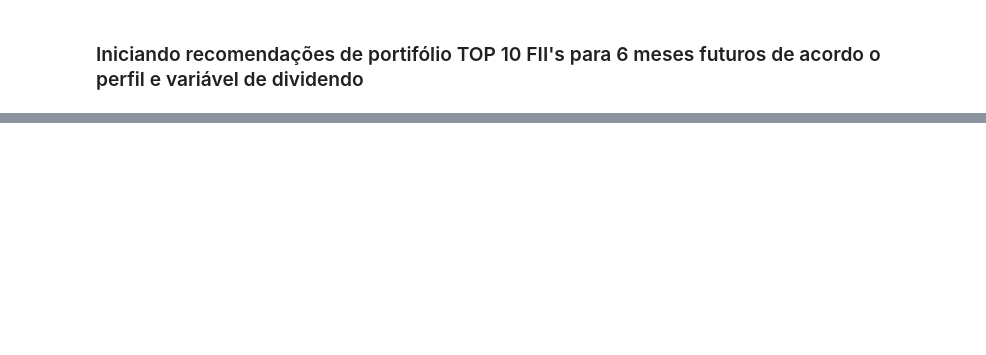
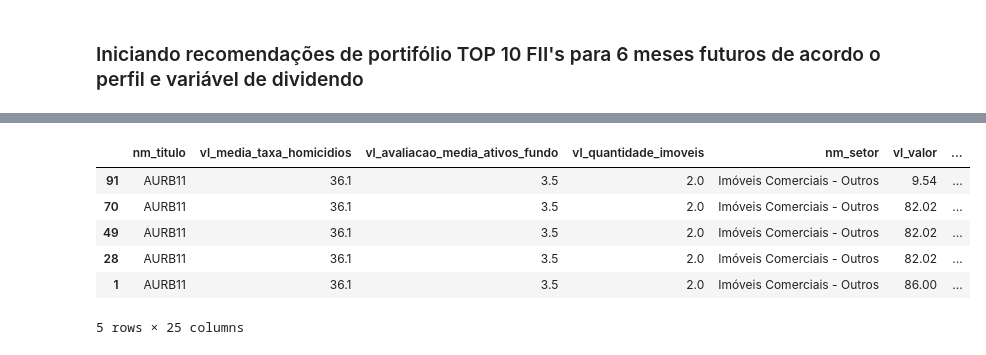
Before and after one commit to PeBatista/MovimentoAlgora-Projeto-Itau-2024.6, a Jupyter notebook: Análise_Exploratoria_FII2016_2024-Cluster.ipynb, the cells around one changed output, grey strips where cells are left out. Saved outputs shown, nothing was run; the diff lists cells and outputs as text; code cells hidden in the pictures; blank space fills up the shorter version.

```diff
--- a/Análise_Exploratoria_FII2016_2024-Cluster.ipynb
+++ b/Análise_Exploratoria_FII2016_2024-Cluster.ipynb
@@ -665,0 +602,10 @@ for date in ['2024-10-01', '2024-11-01', '2024-12-01', '2025-01-01', '2025-02-01
+# %%
+import pandas as pd
+
+# Ordenando os dados por ativo e data
+gora['dt_inclusao'] = pd.to_datetime(gora['dt_inclusao'])
+gora = gora.sort_values(by=['nm_titulo', 'dt_inclusao'])
+
+# Verificar NaN e tratar
+print(gora.isna().sum())
+gora.fillna(method='ffill', inplace=True)  # Preenchendo com o valor anterior, por exemplo
@@ -665,0 +629,27 @@ for date in ['2024-10-01', '2024-11-01', '2024-12-01', '2025-01-01', '2025-02-01
+# %%
+# Criando lags para todas as variáveis de interesse
+gora['vl_media_taxa_homicidios_lag1'] = gora.groupby('nm_titulo')['vl_media_taxa_homicidios'].shift(1)
+gora['vl_avaliacao_media_ativos_fundo_lag1'] = gora.groupby('nm_titulo')['vl_avaliacao_media_ativos_fundo'].shift(1)
+gora['vl_quantidade_imoveis_lag1'] = gora.groupby('nm_titulo')['vl_quantidade_imoveis'].shift(1)
+gora['vl_valor_lag1'] = gora.groupby('nm_titulo')['vl_valor'].shift(1)
+gora['vl_liquidez_media_diaria_lag1'] = gora.groupby('nm_titulo')['vl_liquidez_media_diaria'].shift(1)
+gora['vl_pvp_lag1'] = gora.groupby('nm_titulo')['vl_pvp'].shift(1)
+gora['vl_dividendo_lag1'] = gora.groupby('nm_titulo')['vl_dividendo'].shift(1)
+gora['vl_patrimonio_lag1'] = gora.groupby('nm_titulo')['vl_patrimonio'].shift(1)
+gora['vl_vpa_lag1'] = gora.groupby('nm_titulo')['vl_vpa'].shift(1)
+gora['vl_volatility_lag1'] = gora.groupby('nm_titulo')['vl_volatility'].shift(1)
+gora['vl_numero_cotista_lag1'] = gora.groupby('nm_titulo')['vl_numero_cotista'].shift(1)
+
+# Remover as linhas com NaN gerados pelos lags
+gora = gora.dropna()
+
+# Exibir as primeiras linhas para verificar o resultado
+gora.head()
+# %% [output]
+|  | nm_titulo | vl_media_taxa_homicidios | vl_avaliacao_media_ativos_fundo | vl_quantidade_imoveis | nm_setor | vl_valor | ... |
+| 91 | AURB11 | 36.1 | 3.5 | 2.0 | Imóveis Comerciais - Outros | 9.54 | ... |
+| 70 | AURB11 | 36.1 | 3.5 | 2.0 | Imóveis Comerciais - Outros | 82.02 | ... |
+| 49 | AURB11 | 36.1 | 3.5 | 2.0 | Imóveis Comerciais - Outros | 82.02 | ... |
+| 28 | AURB11 | 36.1 | 3.5 | 2.0 | Imóveis Comerciais - Outros | 82.02 | ... |
+| 1 | AURB11 | 36.1 | 3.5 | 2.0 | Imóveis Comerciais - Outros | 86.00 | ... |
+5 rows × 25 columns
```
Also changed, not shown: parts of 7 cells of this notebook.
